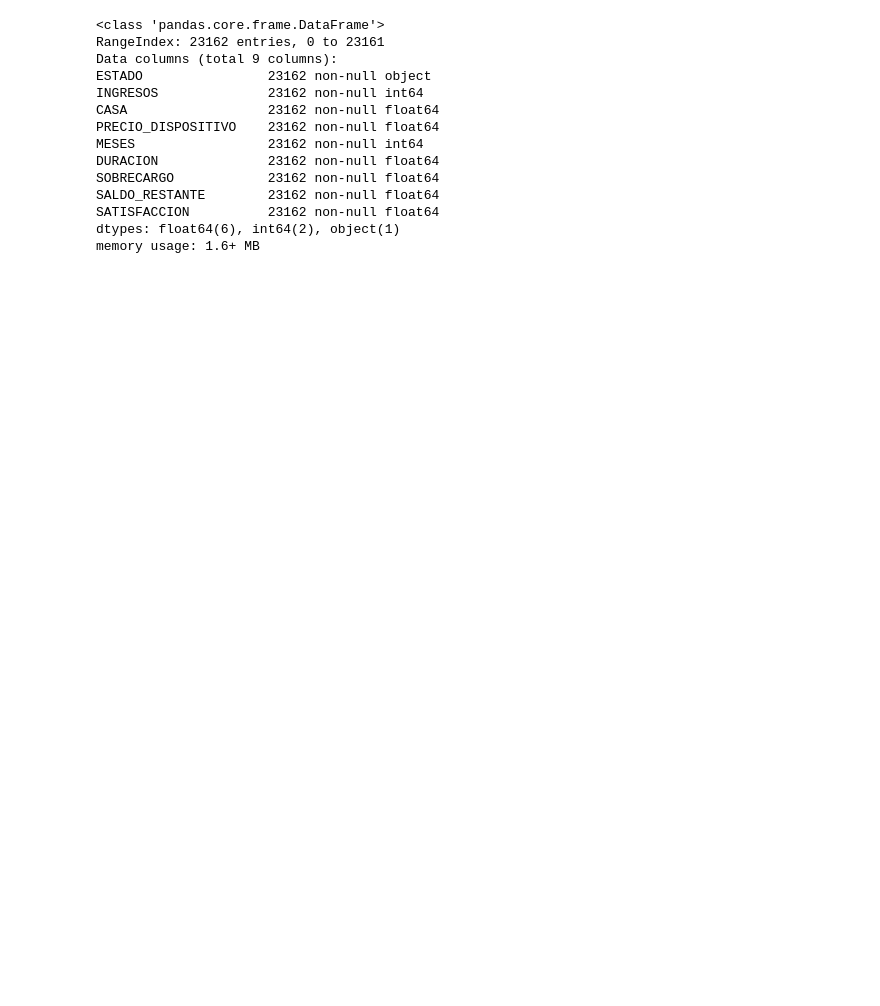
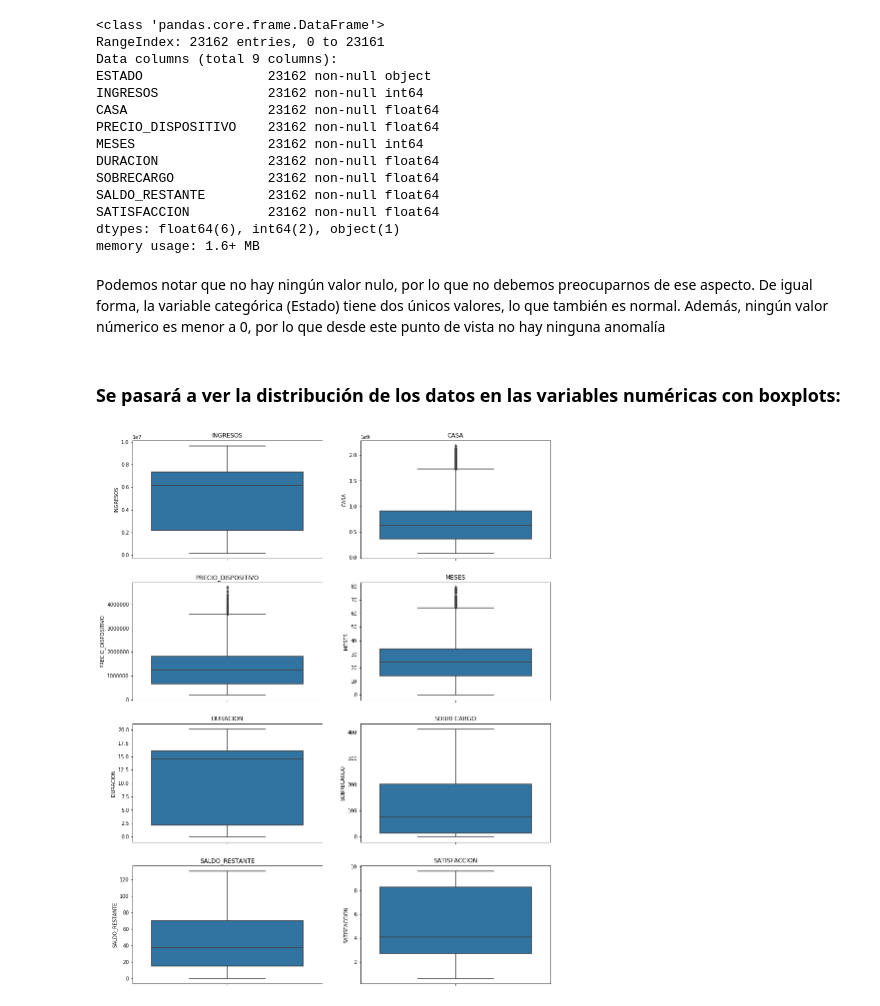
Before and after one commit to nerzhul250/DataAnalyticsProject, a Jupyter notebook: proyectoAnalitica.ipynb, the cells around one changed output. Cells and saved outputs as stored; diff of their text form; code cells hidden in the pictures; blank space fills up the shorter version.

Commit message:
A little bit of data exploration

```diff
--- a/proyectoAnalitica.ipynb
+++ b/proyectoAnalitica.ipynb
@@ -65,3 +65,20 @@ SALDO_RESTANTE        23162 non-null float64
 SATISFACCION          23162 non-null float64
 dtypes: float64(6), int64(2), object(1)
 memory usage: 1.6+ MB
+# %% [markdown]
+Podemos notar que no hay ningún valor nulo, por lo que no debemos preocuparnos de ese aspecto.
+De igual forma, la variable categórica (Estado) tiene dos únicos valores, lo que también es normal.
+Además, ningún valor númerico es menor a 0, por lo que desde este punto de vista no hay ninguna anomalía
+# %% [markdown]
+### Se pasará a ver la distribución de los datos en las variables numéricas con boxplots:
+# %%
+fig = plt.figure(figsize=(15,20))
+i=1
+
+for var_num in df.columns[1:]:
+    ax = fig.add_subplot(4, 2, i) #Defino una tabla de 2 filas por 1 columnas, agrego el i-ésimo plot
+    sns.boxplot(y=var_num, data=df)
+    plt.title(var_num)
+    i+=1
+# %% [output]
+[figure, added]
```
Also changed, not shown: 1 other file.
